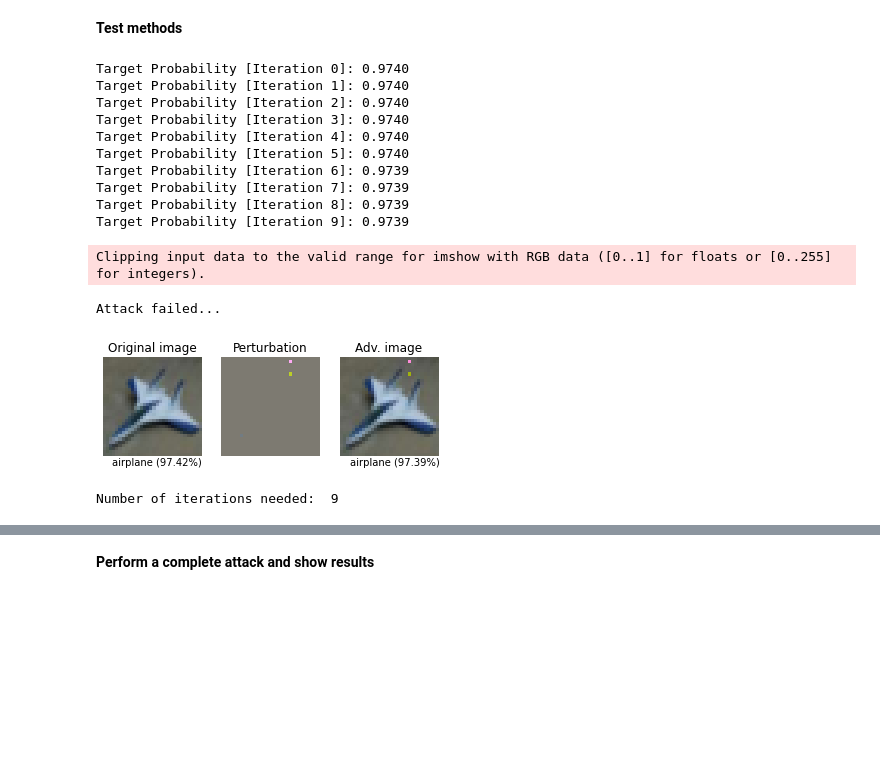
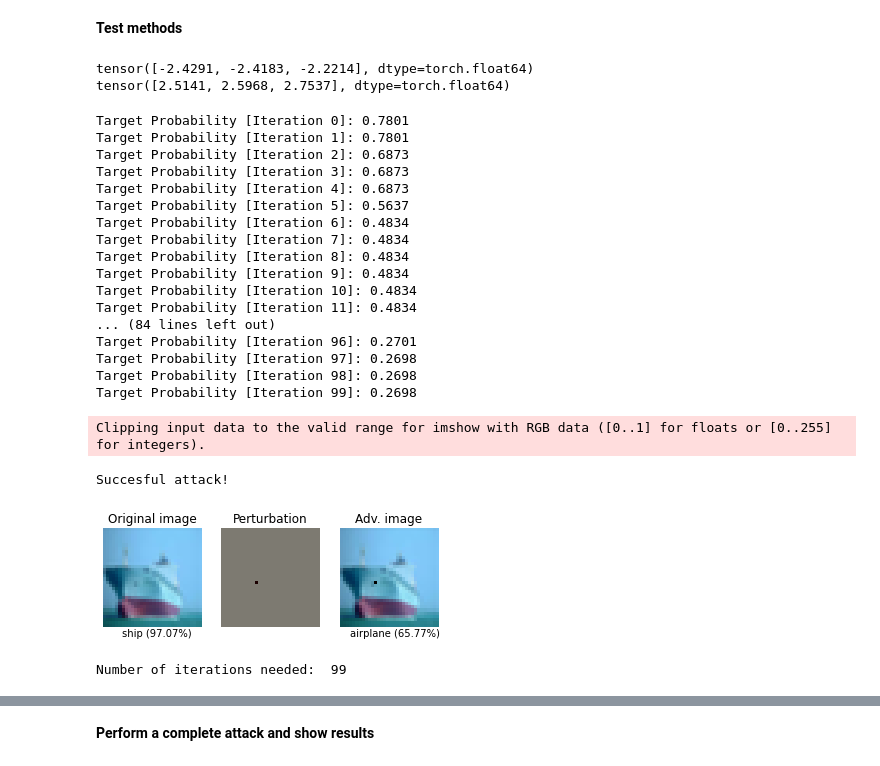
Before and after one commit to pabloac31/TFG, a Jupyter notebook: cifar10_experiments.ipynb, the cells around one changed output, grey strips where cells are left out. Saved outputs shown, nothing was run; the diff lists cells and outputs as text; code cells hidden in the pictures; blank space fills up the shorter version.

```diff
--- a/cifar10_experiments.ipynb
+++ b/cifar10_experiments.ipynb
@@ -58,24 +58,41 @@ Accuracy on CIFAR10 test set:  0.9212
 params_fgsm = {'epsilon': 0.01, 'clip': True}
 params_deepfool = {'num_classes': 10, 'overshoot': 0.01, 'max_iter': 50, 'p': 2, 'clip': True}
 params_sparsefool = {'delta': 255, 'lambda_': 3.0, 'max_iter': 50, 'epsilon': 0.02}
-params_opa = {'dim': 1, 'target_label': None, 'iters': 100, 'pop_size': 400, 'verbose': False}
+params_opa1 = {'dim': 1, 'target_label': 0, 'iters': 100, 'pop_size': 400, 'verbose': True}
+params_opa2 = {'dim': 1, 'target_label': 2, 'iters': 100, 'pop_size': 400, 'verbose': True}
+params_opa3 = {'dim': 1, 'target_label': 5, 'iters': 100, 'pop_size': 400, 'verbose': True}
 # %% [markdown]
 **Test methods**
+# %%
+min_rgb = {'cifar10': normalize(torch.tensor([0.,0.,0.], dtype=torch.double), dataset='cifar10')}
+max_rgb = {'cifar10': normalize(torch.tensor([1.,1.,1.], dtype=torch.double), dataset='cifar10')}
+print(min_rgb['cifar10'])
+print(max_rgb['cifar10'])
+# %% [output]
+tensor([-2.4291, -2.4183, -2.2214], dtype=torch.float64)
+tensor([2.5141, 2.5968, 2.7537], dtype=torch.float64)
 # %%
 image, label = next(iter(adv_loader))
-test_method(mobnet, device, image, label, method='one_pixel_attack', params=params_opa)
+scores = test_method(resnet, device, image, label, method='one_pixel_attack', params=params_opa)
 # %% [output]
-Target Probability [Iteration 0]: 0.9740
-Target Probability [Iteration 1]: 0.9740
-Target Probability [Iteration 2]: 0.9740
-Target Probability [Iteration 3]: 0.9740
-Target Probability [Iteration 4]: 0.9740
-Target Probability [Iteration 5]: 0.9740
-Target Probability [Iteration 6]: 0.9739
-Target Probability [Iteration 7]: 0.9739
-Target Probability [Iteration 8]: 0.9739
-Target Probability [Iteration 9]: 0.9739
+Target Probability [Iteration 0]: 0.7801
+Target Probability [Iteration 1]: 0.7801
+Target Probability [Iteration 2]: 0.6873
+Target Probability [Iteration 3]: 0.6873
+Target Probability [Iteration 4]: 0.6873
+Target Probability [Iteration 5]: 0.5637
+Target Probability [Iteration 6]: 0.4834
+Target Probability [Iteration 7]: 0.4834
+Target Probability [Iteration 8]: 0.4834
+Target Probability [Iteration 9]: 0.4834
+Target Probability [Iteration 10]: 0.4834
+Target Probability [Iteration 11]: 0.4834
+... (84 lines left out)
+Target Probability [Iteration 96]: 0.2701
+Target Probability [Iteration 97]: 0.2698
+Target Probability [Iteration 98]: 0.2698
+Target Probability [Iteration 99]: 0.2698
 Clipping input data to the valid range for imshow with RGB data ([0..1] for floats or [0..255] for integers).
-Attack failed...
+Succesful attack!
-[figure, old version]
+[figure, new version]
-Number of iterations needed:  9
+Number of iterations needed:  99
```
Also changed, not shown: parts of 6 cells of this notebook.
